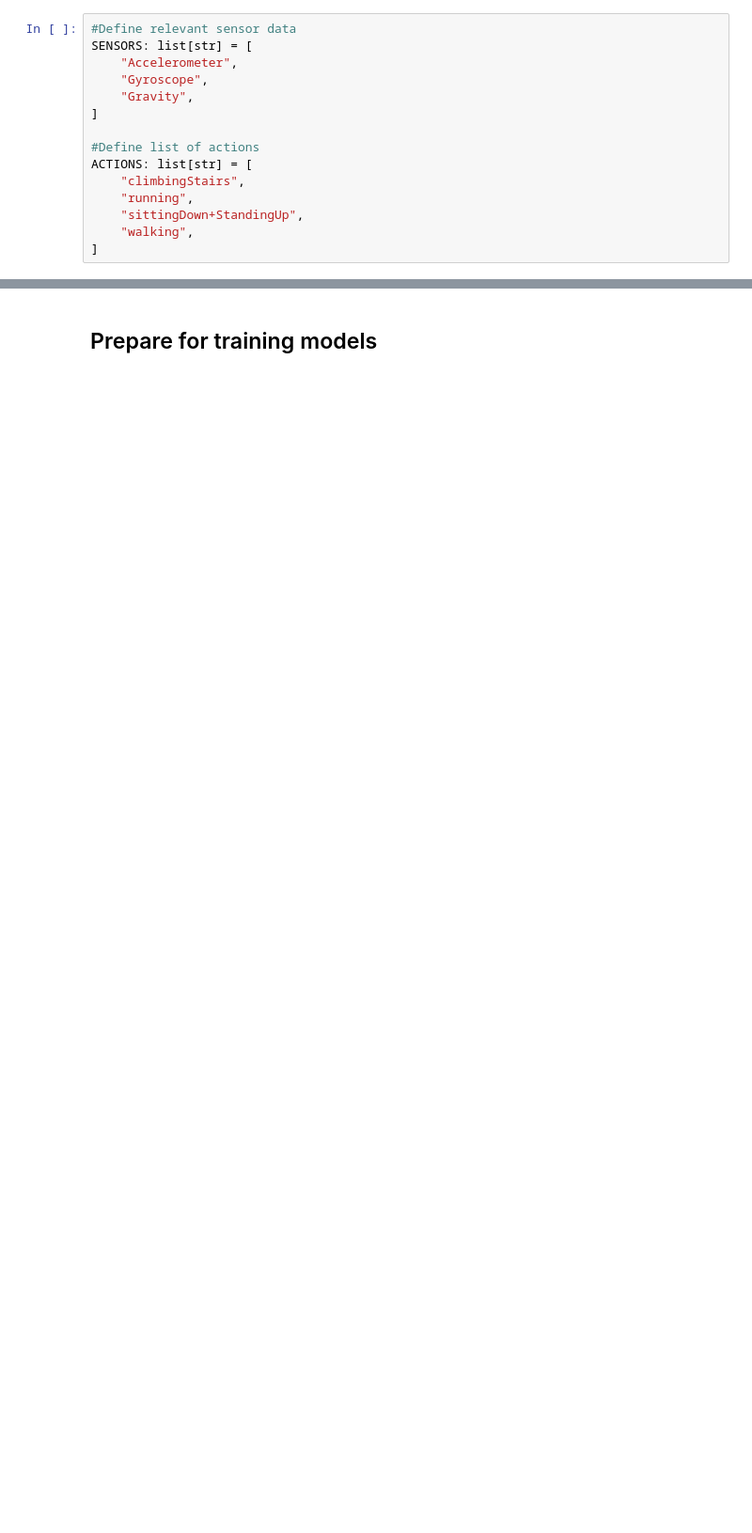
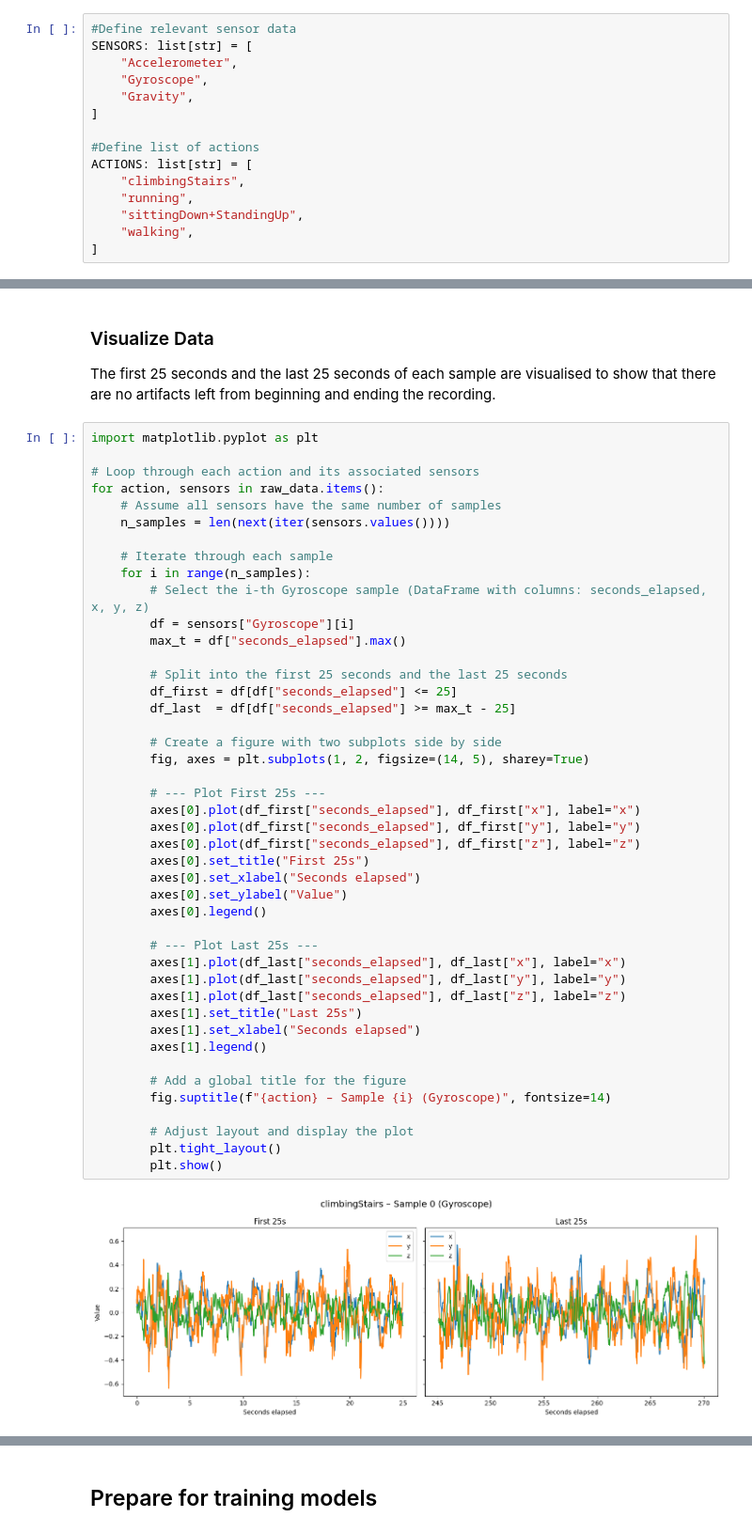
Before and after one commit to OfferPi/5ARE0-ActivityRecognition, a Jupyter notebook: group13_activity_recognition.ipynb, the cells around one changed output, grey strips where cells are left out. Shown at 94% size. Cells and saved outputs as stored; diff of their text form; blank space fills up the shorter version.

```diff
--- a/group13_activity_recognition.ipynb
+++ b/group13_activity_recognition.ipynb
@@ -204,0 +276,49 @@ data_raw = load_data(sensors=SENSORS, actions=ACTIONS, location="./data/{action}
+# %% [markdown]
+### Visualize Data
+The first 25 seconds and the last 25 seconds of each sample are visualised to show that there are no artifacts left from beginning and ending the recording.
+# %%
+import matplotlib.pyplot as plt
+
+# Loop through each action and its associated sensors
+for action, sensors in raw_data.items():
+    # Assume all sensors have the same number of samples
+    n_samples = len(next(iter(sensors.values())))
+
+    # Iterate through each sample
+    for i in range(n_samples):
+        # Select the i-th Gyroscope sample (DataFrame with columns: seconds_elapsed, x, y, z)
+        df = sensors["Gyroscope"][i]
+        max_t = df["seconds_elapsed"].max()
+
+        # Split into the first 25 seconds and the last 25 seconds
+        df_first = df[df["seconds_elapsed"] <= 25]
+        df_last  = df[df["seconds_elapsed"] >= max_t - 25]
+
+        # Create a figure with two subplots side by side
+        fig, axes = plt.subplots(1, 2, figsize=(14, 5), sharey=True)
+
+        # --- Plot First 25s ---
+        axes[0].plot(df_first["seconds_elapsed"], df_first["x"], label="x")
+        axes[0].plot(df_first["seconds_elapsed"], df_first["y"], label="y")
+        axes[0].plot(df_first["seconds_elapsed"], df_first["z"], label="z")
+        axes[0].set_title("First 25s")
+        axes[0].set_xlabel("Seconds elapsed")
+        axes[0].set_ylabel("Value")
+        axes[0].legend()
+
+        # --- Plot Last 25s ---
+        axes[1].plot(df_last["seconds_elapsed"], df_last["x"], label="x")
+        axes[1].plot(df_last["seconds_elapsed"], df_last["y"], label="y")
+        axes[1].plot(df_last["seconds_elapsed"], df_last["z"], label="z")
+        axes[1].set_title("Last 25s")
+        axes[1].set_xlabel("Seconds elapsed")
+        axes[1].legend()
+
+        # Add a global title for the figure
+        fig.suptitle(f"{action} – Sample {i} (Gyroscope)", fontsize=14)
+
+        # Adjust layout and display the plot
+        plt.tight_layout()
+        plt.show()
+# %% [output]
+[figure, added]
```
Also changed, not shown: parts of 75 cells of this notebook, 1 other file.
